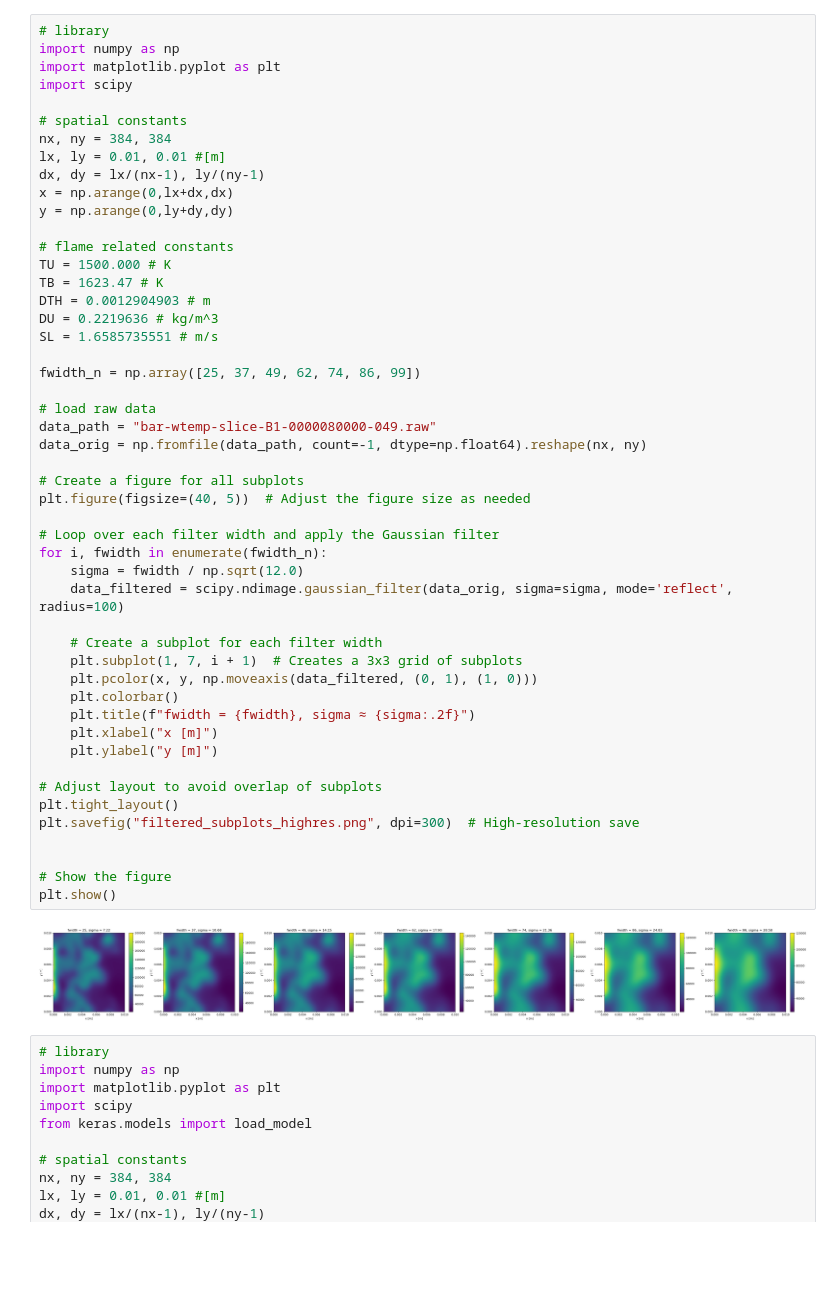
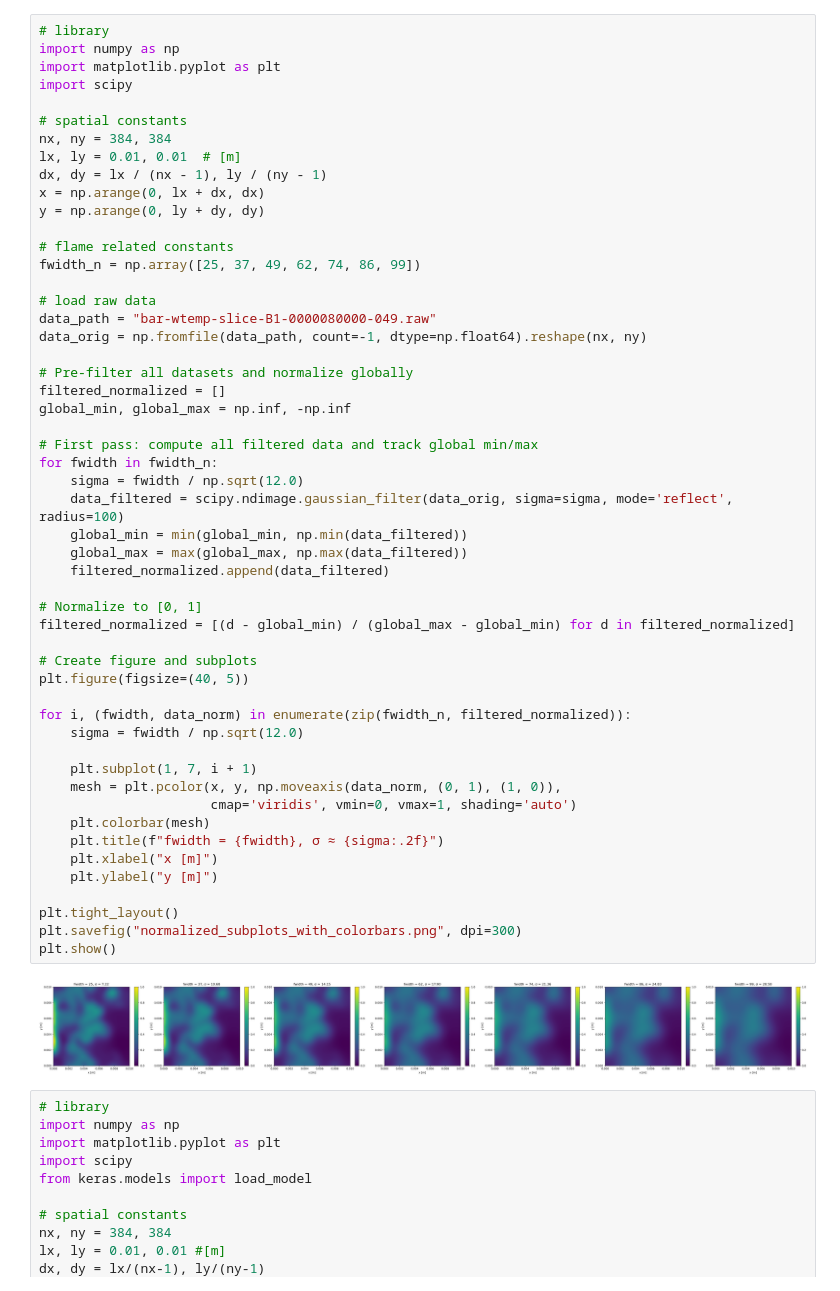
Before and after one commit to MedBox19/TAS-AE2224-I, a Jupyter notebook: mission2/Mission2.ipynb, the cells around one changed output. Cells and saved outputs as stored; diff of their text form; blank space fills up the shorter version.

```diff
--- a/mission2/Mission2.ipynb
+++ b/mission2/Mission2.ipynb
@@ -1,54 +1,57 @@
 # %%
 # library
 import numpy as np
 import matplotlib.pyplot as plt
 import scipy
 
 # spatial constants
 nx, ny = 384, 384
-lx, ly = 0.01, 0.01 #[m]
-dx, dy = lx/(nx-1), ly/(ny-1)
-x = np.arange(0,lx+dx,dx)
-y = np.arange(0,ly+dy,dy)
+lx, ly = 0.01, 0.01  # [m]
+dx, dy = lx / (nx - 1), ly / (ny - 1)
+x = np.arange(0, lx + dx, dx)
+y = np.arange(0, ly + dy, dy)
 
 # flame related constants
-TU = 1500.000 # K
-TB = 1623.47 # K
-DTH = 0.0012904903 # m
-DU = 0.2219636 # kg/m^3
-SL = 1.6585735551 # m/s
-
 fwidth_n = np.array([25, 37, 49, 62, 74, 86, 99])
 
 # load raw data
 data_path = "bar-wtemp-slice-B1-0000080000-049.raw"
 data_orig = np.fromfile(data_path, count=-1, dtype=np.float64).reshape(nx, ny)
 
-# Create a figure for all subplots
-plt.figure(figsize=(40, 5))  # Adjust the figure size as needed
+# Pre-filter all datasets and normalize globally
+filtered_normalized = []
+global_min, global_max = np.inf, -np.inf
 
-# Loop over each filter width and apply the Gaussian filter
-for i, fwidth in enumerate(fwidth_n):
+# First pass: compute all filtered data and track global min/max
+for fwidth in fwidth_n:
     sigma = fwidth / np.sqrt(12.0)
     data_filtered = scipy.ndimage.gaussian_filter(data_orig, sigma=sigma, mode='reflect', radius=100)
+    global_min = min(global_min, np.min(data_filtered))
+    global_max = max(global_max, np.max(data_filtered))
+    filtered_normalized.append(data_filtered)
 
-    # Create a subplot for each filter width
-    plt.subplot(1, 7, i + 1)  # Creates a 3x3 grid of subplots
-    plt.pcolor(x, y, np.moveaxis(data_filtered, (0, 1), (1, 0)))
-    plt.colorbar()
-    plt.title(f"fwidth = {fwidth}, sigma ≈ {sigma:.2f}")
+# Normalize to [0, 1]
+filtered_normalized = [(d - global_min) / (global_max - global_min) for d in filtered_normalized]
+
+# Create figure and subplots
+plt.figure(figsize=(40, 5))
+
+for i, (fwidth, data_norm) in enumerate(zip(fwidth_n, filtered_normalized)):
+    sigma = fwidth / np.sqrt(12.0)
+
+    plt.subplot(1, 7, i + 1)
+    mesh = plt.pcolor(x, y, np.moveaxis(data_norm, (0, 1), (1, 0)),
+                      cmap='viridis', vmin=0, vmax=1, shading='auto')
+    plt.colorbar(mesh)
+    plt.title(f"fwidth = {fwidth}, σ ≈ {sigma:.2f}")
     plt.xlabel("x [m]")
     plt.ylabel("y [m]")
 
-# Adjust layout to avoid overlap of subplots
 plt.tight_layout()
-plt.savefig("filtered_subplots_highres.png", dpi=300)  # High-resolution save
-
-
-# Show the figure
+plt.savefig("normalized_subplots_with_colorbars.png", dpi=300)
 plt.show()
 # %% [output]
-[figure, old version]
+[figure, new version]
 # %%
 # library
 import numpy as np
```
Also changed, not shown: 3 other files.
